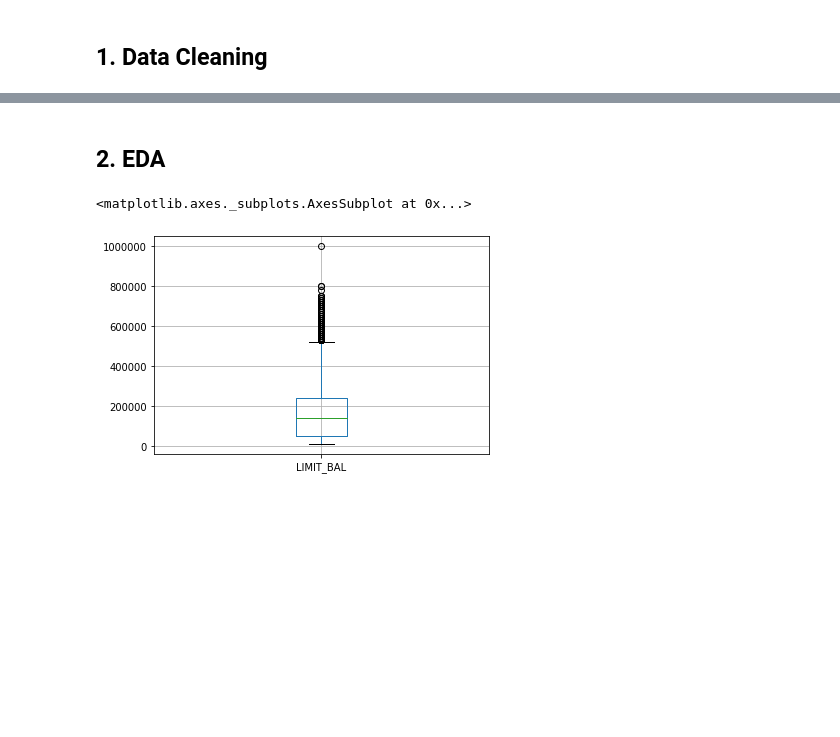
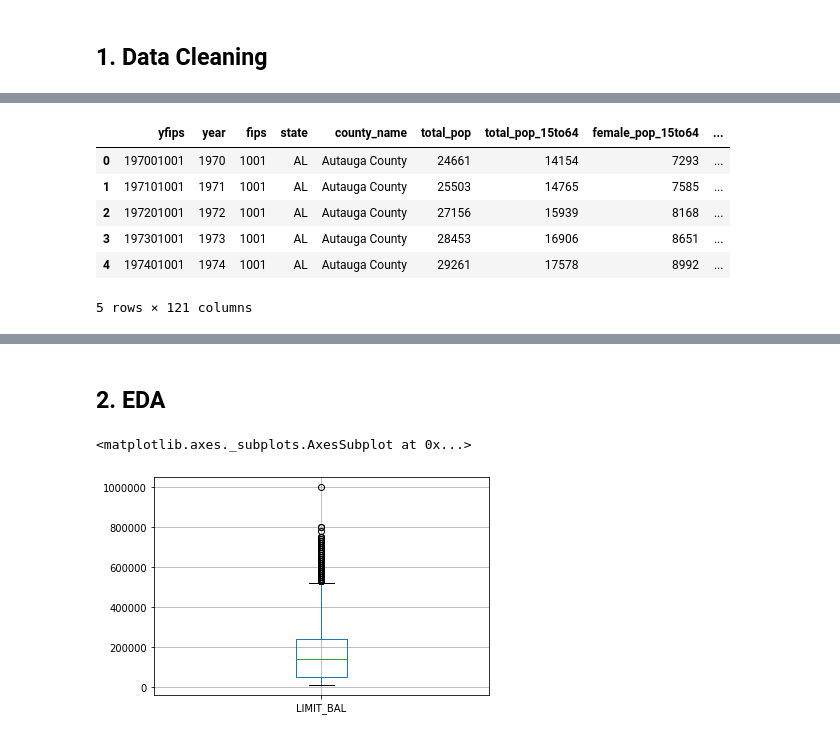
Before and after one commit to meaganlazer/Decarceration_COVID, a Jupyter notebook: Models.ipynb, the cells around one changed output, grey strips where cells are left out. Saved outputs shown, nothing was run; the diff lists cells and outputs as text; code cells hidden in the pictures; blank space fills up the shorter version.

```diff
--- a/Models.ipynb
+++ b/Models.ipynb
@@ -75,0 +66,11 @@ df.head()
+# %%
+hist_vera_df=pd.read_csv('https://raw.githubusercontent.com/vera-institute/incarceration_trends/master/incarceration_trends.csv')
+hist_vera_df.head()
+# %% [output]
+|  | yfips | year | fips | state | county_name | total_pop | total_pop_15to64 | female_pop_15to64 | ... |
+| 0 | 197001001 | 1970 | 1001 | AL | Autauga County | 24661 | 14154 | 7293 | ... |
+| 1 | 197101001 | 1971 | 1001 | AL | Autauga County | 25503 | 14765 | 7585 | ... |
+| 2 | 197201001 | 1972 | 1001 | AL | Autauga County | 27156 | 15939 | 8168 | ... |
+| 3 | 197301001 | 1973 | 1001 | AL | Autauga County | 28453 | 16906 | 8651 | ... |
+| 4 | 197401001 | 1974 | 1001 | AL | Autauga County | 29261 | 17578 | 8992 | ... |
+5 rows × 121 columns
```
Also changed, not shown: parts of 8 cells of this notebook, 2 other files.
